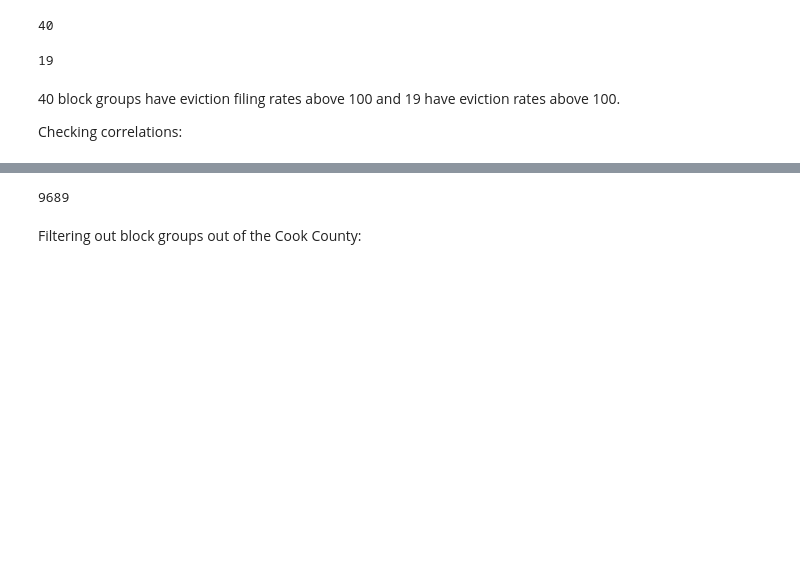
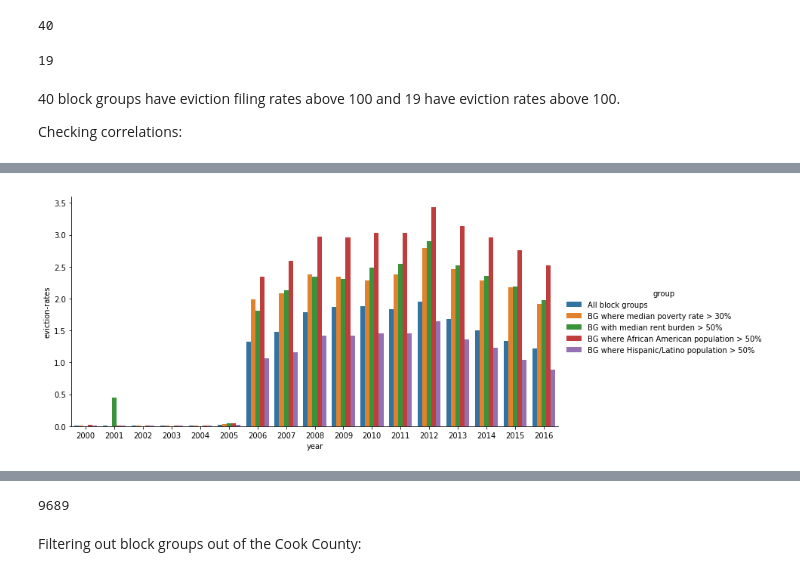
Before and after one commit to luisesanmartin/ml-eviction-chicago, a Jupyter notebook: notebooks/Data exploration - block groups.ipynb, the cells around one changed output, grey strips where cells are left out. Cells and saved outputs as stored; diff of their text form; code cells hidden in the pictures; blank space fills up the shorter version.

```diff
--- a/notebooks/Data exploration - block groups.ipynb
+++ b/notebooks/Data exploration - block groups.ipynb
@@ -217,0 +417,4 @@ Reding the dataframe in geopandas:
+# %%
+graph_by_year_efr = sns.catplot(x='year', y='eviction-rates', data=df_plot, aspect=2, kind='bar', hue='group')
+# %% [output]
+[figure, added]
```
Also changed, not shown: parts of 16 cells of this notebook.
